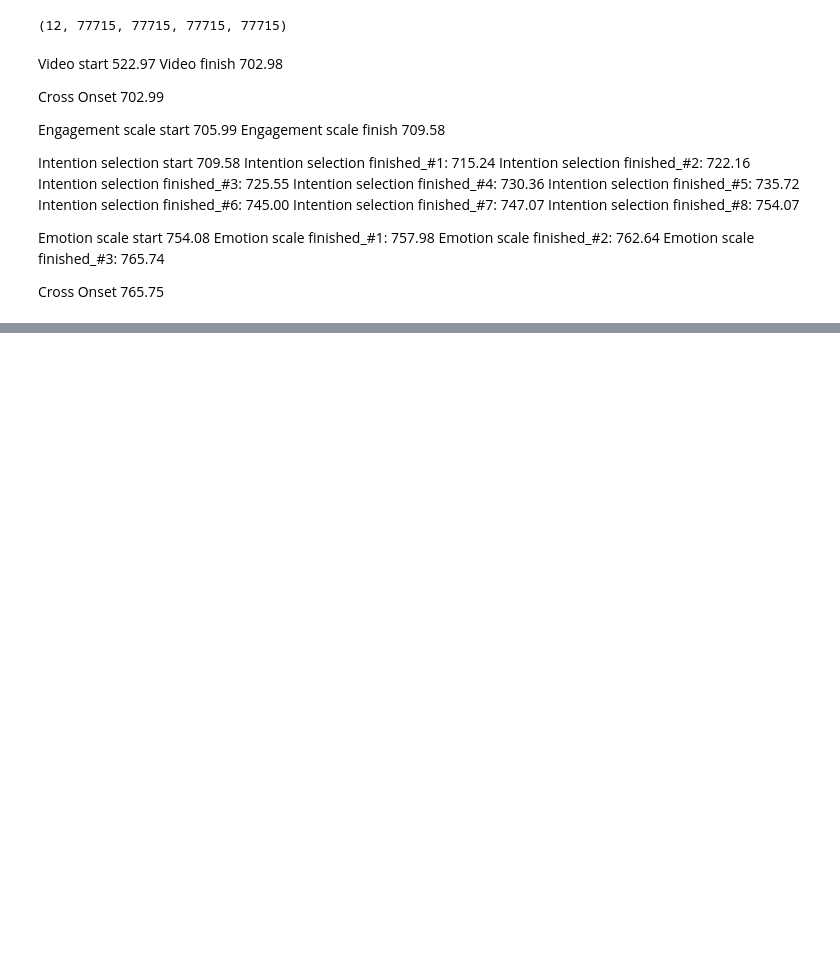
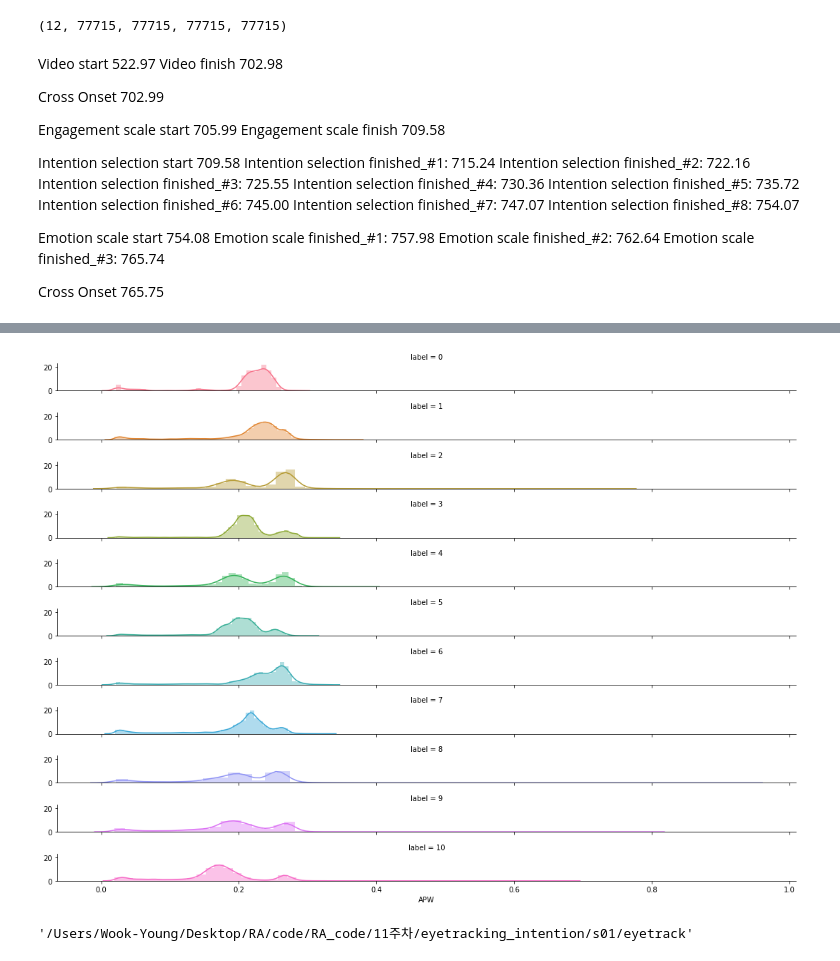
Before and after one commit to serereuk/RA_code, a Jupyter notebook: 11주차/visualize.ipynb, the cells around one changed output, grey strips where cells are left out. Drawn from its saved outputs; the diff is of its cells as text; code cells hidden in the pictures; blank space fills up the shorter version.

```diff
--- a/11주차/visualize.ipynb
+++ b/11주차/visualize.ipynb
@@ -152,0 +163,14 @@ Consider using IPython.display.IFrame instead
+# %%
+g = sns.FacetGrid(data, row = 'label', hue = 'label',aspect=15, height=1)
+g.map(sns.distplot, "APW")
+#g.set(xlim=(-0.1,0.6))
+#g.map(sns.kdeplot, 'diffe', clip_on=False, color="w", lw=2, bw=.2)
+#g.map(plt.axhline, y=0, lw=2, clip_on=False)
+os.chdir('/Users/Wook-Young/Desktop/RA/code/RA_code/11주차')
+g.savefig('dist_by label apw.jpg')
+# %% [output]
+[figure, added]
+# %%
+os.getcwd()
+# %% [output]
+'/Users/Wook-Young/Desktop/RA/code/RA_code/11주차/eyetracking_intention/s01/eyetrack'
```
Also changed, not shown: parts of 1 cell of this notebook.
